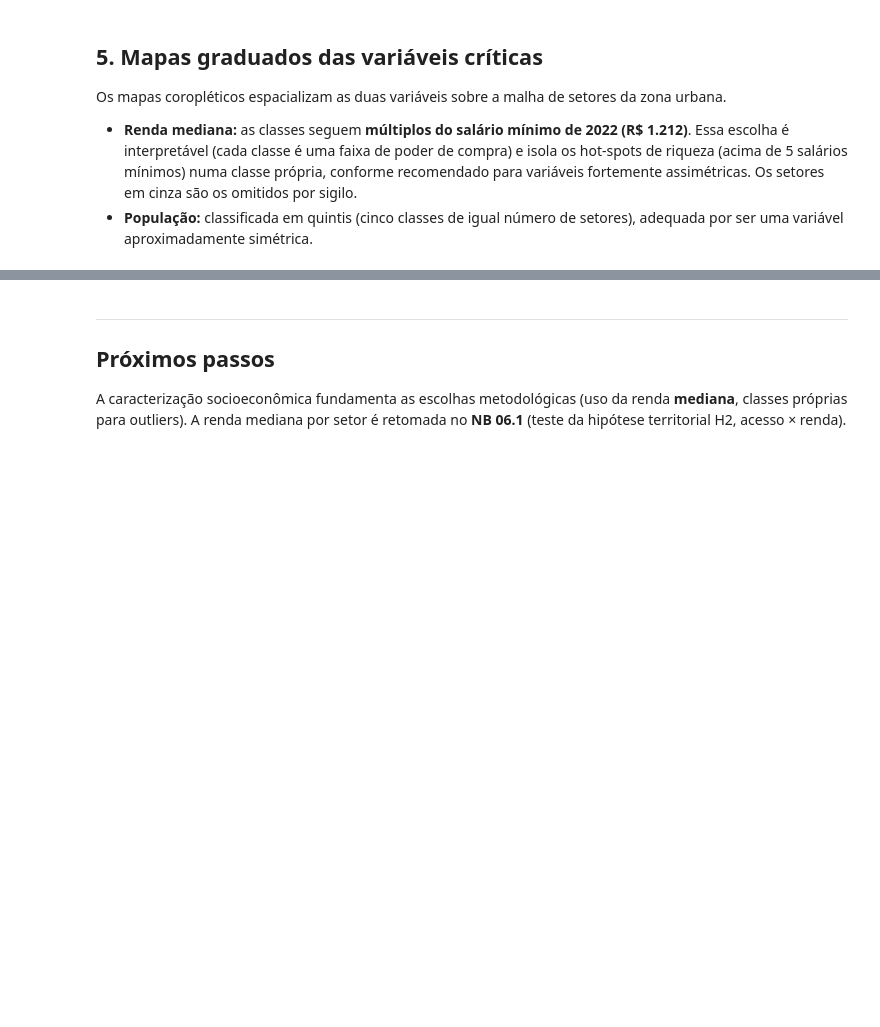
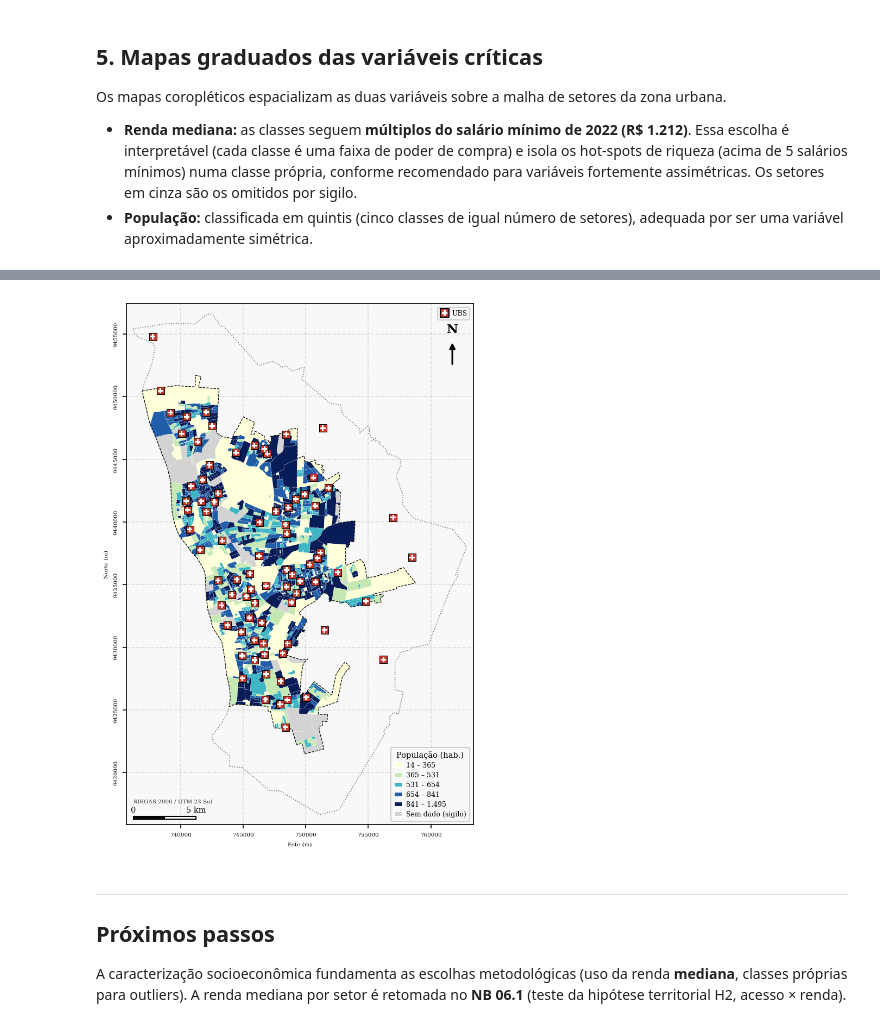
Before and after one commit to felipedantas-pi/ae2sfca-ubs, a Jupyter notebook: notebooks/01.5_AED_Socioeconomica.ipynb, the cells around one changed output, grey strips where cells are left out. Cells and saved outputs as stored; diff of their text form; code cells hidden in the pictures; blank space fills up the shorter version.

```diff
--- a/notebooks/01.5_AED_Socioeconomica.ipynb
+++ b/notebooks/01.5_AED_Socioeconomica.ipynb
@@ -263,3 +314,102 @@ plt.show()
+# %%
+# -- 7. MAPA: POPULACAO — ENQUADRAMENTO ZONA URBANA + BUFFER 5 KM ------------
+import mapclassify
+import numpy as np
+from matplotlib.legend_handler import HandlerTuple
+from matplotlib.lines import Line2D
+from matplotlib.patches import Patch
+from matplotlib.path import Path
+
+gdf_buffer = gpd.read_parquet(
+    EXT_IBGE / "teresina_zonaUrbana_buffer5kClip_utm.parquet"
+).to_crs(CRS_METRICO)
+
+def _path_quadrado():
+    v = np.array([[-1, -1], [1, -1], [1, 1], [-1, 1], [-1, -1]])
+    c = [Path.MOVETO, Path.LINETO, Path.LINETO, Path.LINETO, Path.CLOSEPOLY]
+    return Path(v, c)
+
+def _path_cruz(espessura=0.32):
+    e = espessura
+    v = np.array([
+        [-e, -1], [e, -1], [e, -e], [1, -e], [1, e], [e, e],
+        [e, 1], [-e, 1], [-e, e], [-1, e], [-1, -e], [-e, -e], [-e, -1],
+    ])
+    c = [Path.MOVETO] + [Path.LINETO] * (len(v) - 2) + [Path.CLOSEPOLY]
+    return Path(v, c)
+
+MARCADOR_QUADRADO = _path_quadrado()
+MARCADOR_CRUZ = _path_cruz()
+
+def desenhar_hospitais(ax, xs, ys, cor, tamanho=40, zorder=5):
+    ax.scatter(xs, ys, marker=MARCADOR_QUADRADO, s=tamanho, facecolor=cor,
+               edgecolor="black", linewidths=0.5, zorder=zorder)
+    ax.scatter(xs, ys, marker=MARCADOR_CRUZ, s=tamanho * 0.55, facecolor="white",
+               edgecolor="none", zorder=zorder + 1)
+
+def fmt_br(v):
+    return f"{v:,.0f}".replace(",", ".")
+
+fig, ax = plt.subplots(figsize=(5.8, 8.3))
+
+gdf_buffer.boundary.plot(ax=ax, color="#777777", ls=":", lw=0.8, zorder=1)
+
+# coroplético SEM legend=True — construímos a legenda na mão logo abaixo
+setores.plot(
+    ax=ax, column="populacao", scheme="Quantiles", k=5, cmap="YlGnBu", legend=False,
+    edgecolor="white", linewidth=0.1, zorder=2,
+    missing_kwds={"color": "lightgrey", "label": "Sem dado (sigilo)"},
+)
+
+zona.boundary.plot(ax=ax, color="black", ls="--", lw=0.6, zorder=3)
+
+ubs = gpd.read_parquet(
+    INT_UBS / "teresina_zonaUrbana_buffer5km_ubs_capacidade.parquet"
+).to_crs(CRS_METRICO)
+desenhar_hospitais(ax, ubs.geometry.x, ubs.geometry.y, cor="#C0392B")
+
+# ── legenda 1: coroplético (manual, sem sobreposição, milhar com '.') ───────
+classi = mapclassify.Quantiles(setores["populacao"].dropna().values, k=5)
+cmap = plt.get_cmap("YlGnBu", 5)
+edges = [float(setores["populacao"].min())] + list(classi.bins)
+handles_pop = [Patch(facecolor=cmap(i), edgecolor="white",
+                     label=f"{fmt_br(edges[i])} – {fmt_br(edges[i+1])}") for i in range(5)]
+handles_pop.append(Patch(facecolor="lightgrey", edgecolor="white", label="Sem dado (sigilo)"))
+legenda_coropletico = ax.legend(handles=handles_pop, title="População (hab.)", loc="lower right",
+                                fontsize=6, title_fontsize=7, labelspacing=0.4,
+                                handlelength=1.3, handletextpad=0.5, borderpad=0.5, framealpha=0.9)
+
+# ── legenda 2: UBS (independente — precisa de add_artist pra conviver com a 1ª) ──
+marcador_ubs_quadrado = Line2D([], [], marker=MARCADOR_QUADRADO, color="w",
+                                 markerfacecolor="#C0392B", markeredgecolor="black",
+                                 markersize=8, linestyle="None")
+marcador_ubs_cruz = Line2D([], [], marker=MARCADOR_CRUZ, color="w",
+                             markerfacecolor="white", markeredgecolor="none",
+                             markersize=5, linestyle="None")
+
+ax.legend(
+    handles=[(marcador_ubs_quadrado, marcador_ubs_cruz)],
+    labels=["UBS"],
+    handler_map={tuple: HandlerTuple(ndivide=None, pad=-1.2)},
+    loc="upper right", fontsize=6, framealpha=0.9,
+)
+ax.add_artist(legenda_coropletico)
+
+ajustar_zoom_camada(ax, gdf_buffer, margem=0.02)
+formatar_eixos_mapa(ax, fontsize=5)
+barra_escala(ax)
+seta_norte(ax)
+
+FONTE_CRS = 5
+x0, x1 = ax.get_xlim(); y0, y1 = ax.get_ylim()
+ax.text(x0 + (x1 - x0) * 0.02, y0 + (y1 - y0) * 0.04,
+        "SIRGAS 2000 / UTM 23 Sul", ha="left", va="bottom",
+        fontsize=FONTE_CRS, color="#333333", zorder=10)
+
+fig.savefig(FIGURAS_NB / "nb015_mapa_populacao_areaEstudo.png", dpi=300, bbox_inches="tight")
+plt.show()
+# %% [output]
+[figure, added]
 # %% [markdown]
 ---
 ## Próximos passos
```
Also changed, not shown: parts of 4 cells of this notebook, 46 other files.
